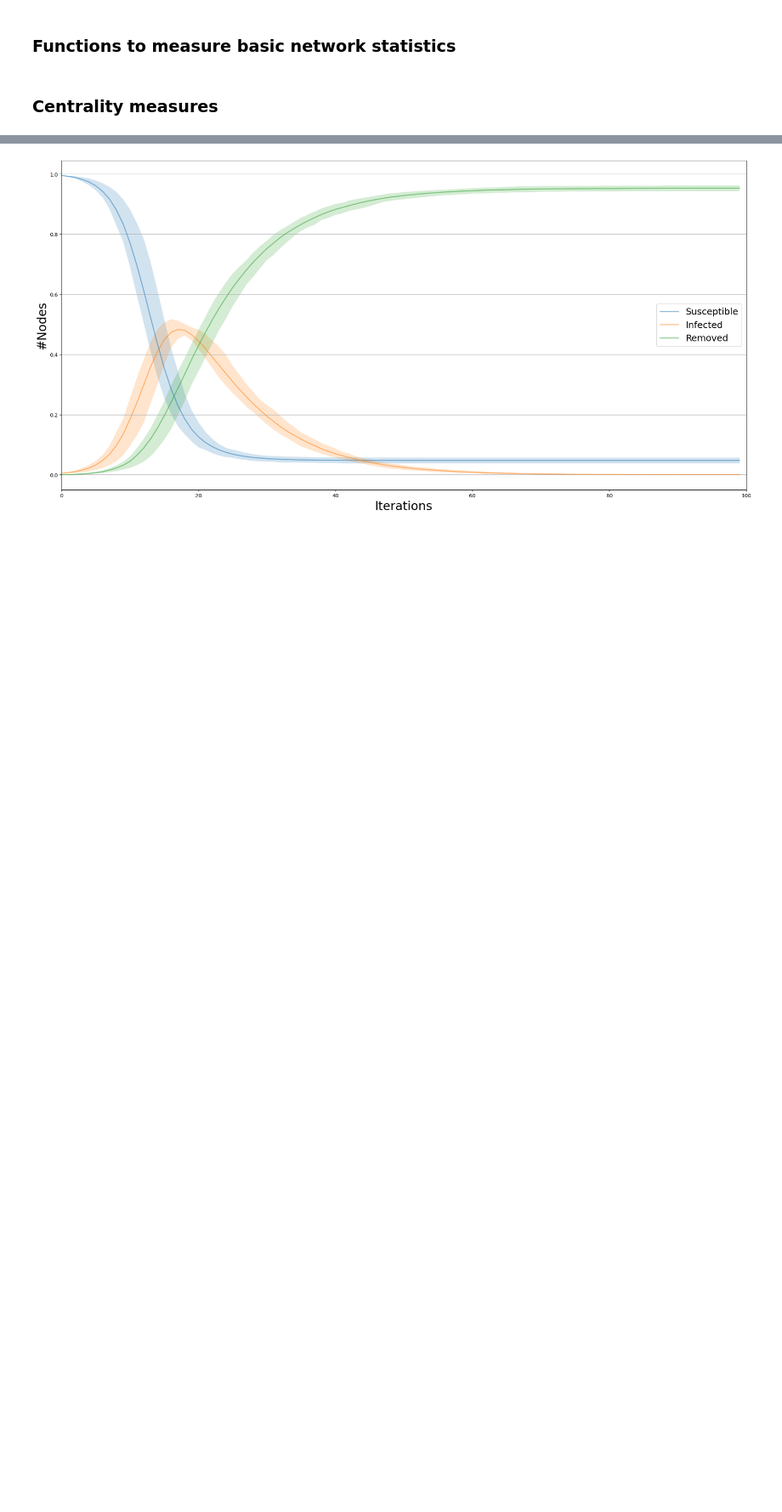
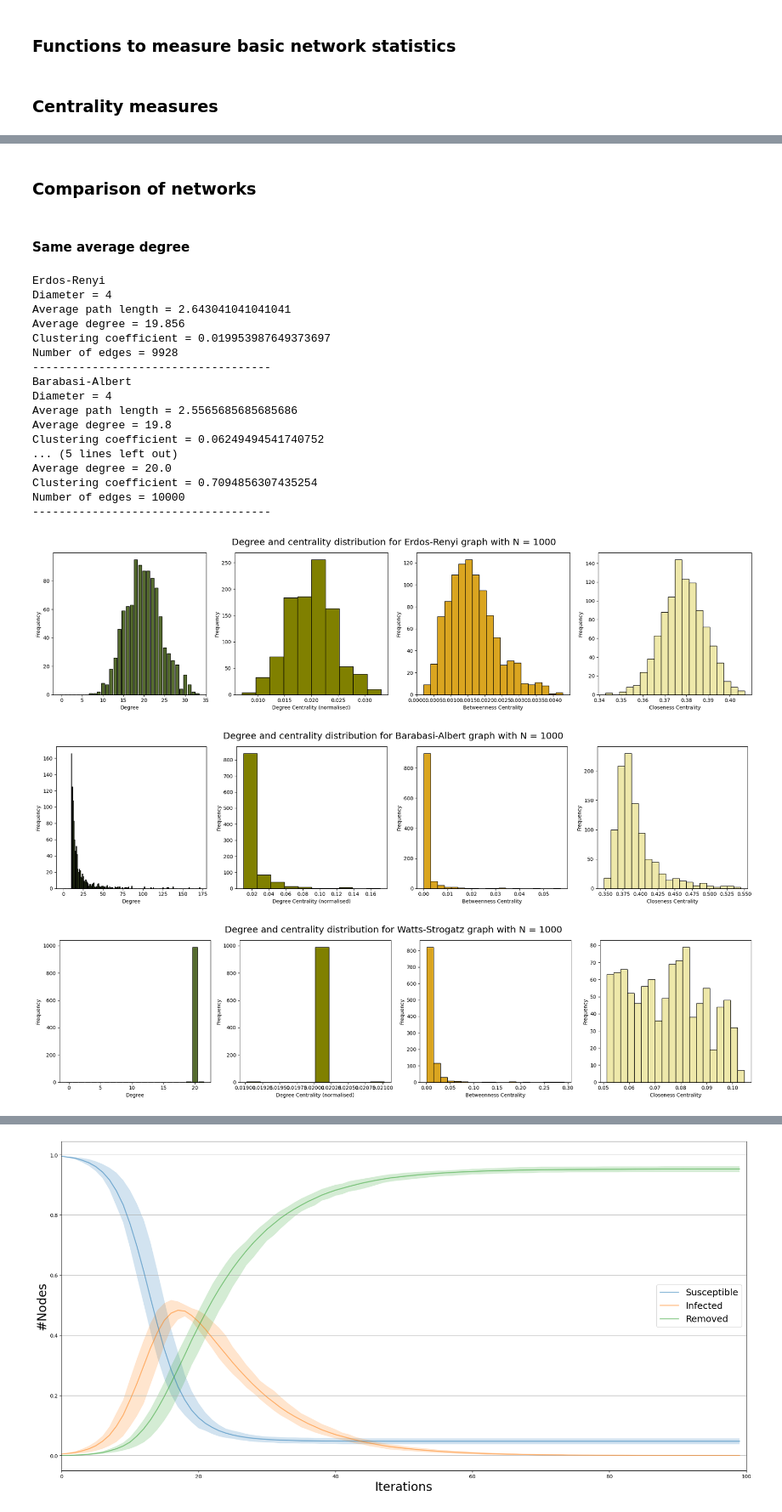
Before and after one commit to kshnva/Intro-CLS-Assignment-2, a Jupyter notebook: new_spatial.ipynb, the cells around one changed output, grey strips where cells are left out. Shown at 85% size. Drawn from its saved outputs; the diff is of its cells as text; code cells hidden in the pictures; blank space fills up the shorter version.

Commit message:
Adding generating of three network types and their comparison

```diff
--- a/new_spatial.ipynb
+++ b/new_spatial.ipynb
@@ -120,0 +158,8 @@ def show_degree_probability(network, title = None):
+# %%
+def print_basic_network_statistics(network):
+    print('Diameter =', get_diameter(network))
+    print('Average path length =', get_average_path_length(network))
+    print('Average degree =', get_average_degree(network))
+    print('Clustering coefficient =', get_average_clustering(network))
+    print('Number of edges =', network.number_of_edges())
+    print('------------------------------------')
@@ -120,0 +220,51 @@ def show_degree_probability(network, title = None):
+# %% [markdown]
+### Comparison of networks
+# %% [markdown]
+#### Same average degree
+# %%
+# Generate networks
+seed = 10
+num_nodes = 1000
+
+# Erdos-Renyi
+er_network = create_network('Erdos-Renyi', num_nodes, seed = seed, p = 0.02)
+
+# Barabasi-Albert
+ba_network = create_network('Barabasi-Albert', num_nodes, seed = seed, m = 10)
+
+# Watts-Strogatz
+ws_network = create_network('Watts-Strogatz', num_nodes, seed = seed, k = 20, p = 0.001)
+
+# Print basic statistics
+print('Erdos-Renyi')
+print_basic_network_statistics(er_network)
+print('Barabasi-Albert')
+print_basic_network_statistics(ba_network)
+print('Watts-Strogatz')
+print_basic_network_statistics(ws_network)
+
+# Plot histograms
+plot_network_histograms(er_network, 'Degree and centrality distribution for Erdos-Renyi graph with N = 1000')
+plot_network_histograms(ba_network, 'Degree and centrality distribution for Barabasi-Albert graph with N = 1000')
+plot_network_histograms(ws_network, 'Degree and centrality distribution for Watts-Strogatz graph with N = 1000')
+# %% [output]
+Erdos-Renyi
+Diameter = 4
+Average path length = 2.643041041041041
+Average degree = 19.856
+Clustering coefficient = 0.019953987649373697
+Number of edges = 9928
+------------------------------------
+Barabasi-Albert
+Diameter = 4
+Average path length = 2.5565685685685686
+Average degree = 19.8
+Clustering coefficient = 0.06249494541740752
+... (5 lines left out)
+Average degree = 20.0
+Clustering coefficient = 0.7094856307435254
+Number of edges = 10000
+------------------------------------
+[figure, added]
+[figure, added]
+[figure, added]
```
Also changed, not shown: parts of 14 cells of this notebook.
